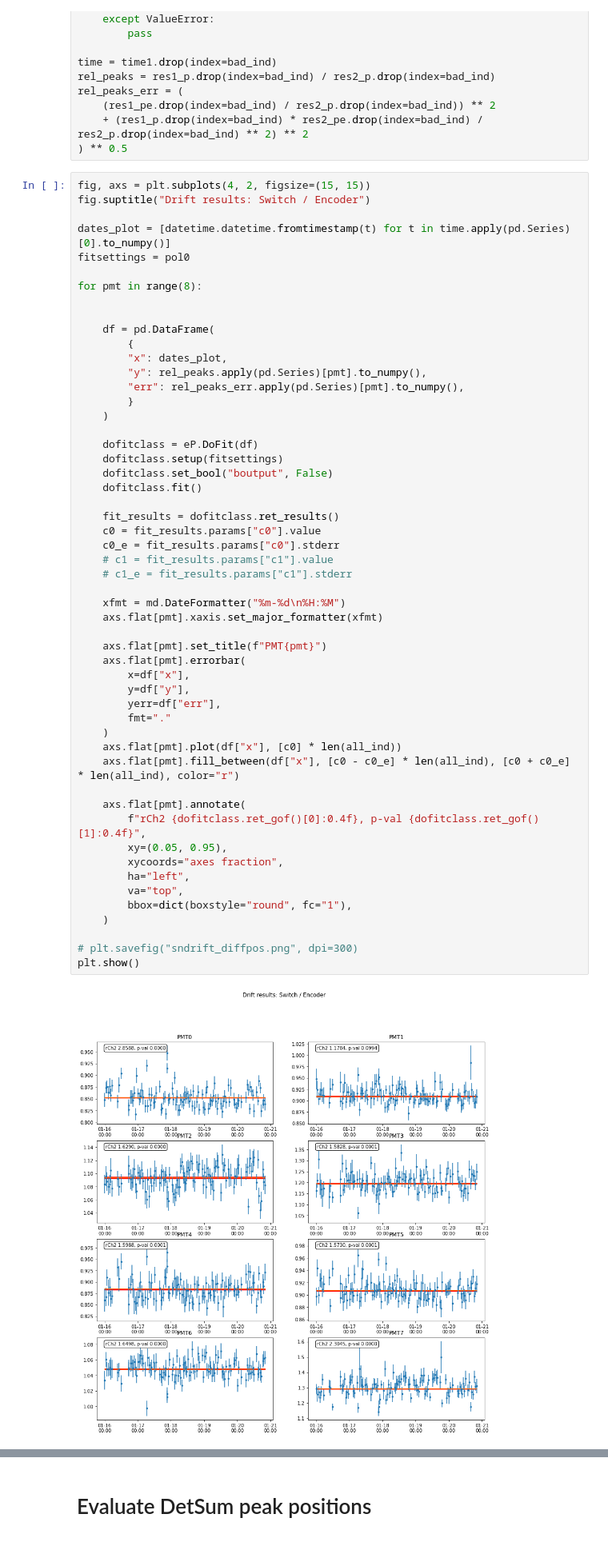
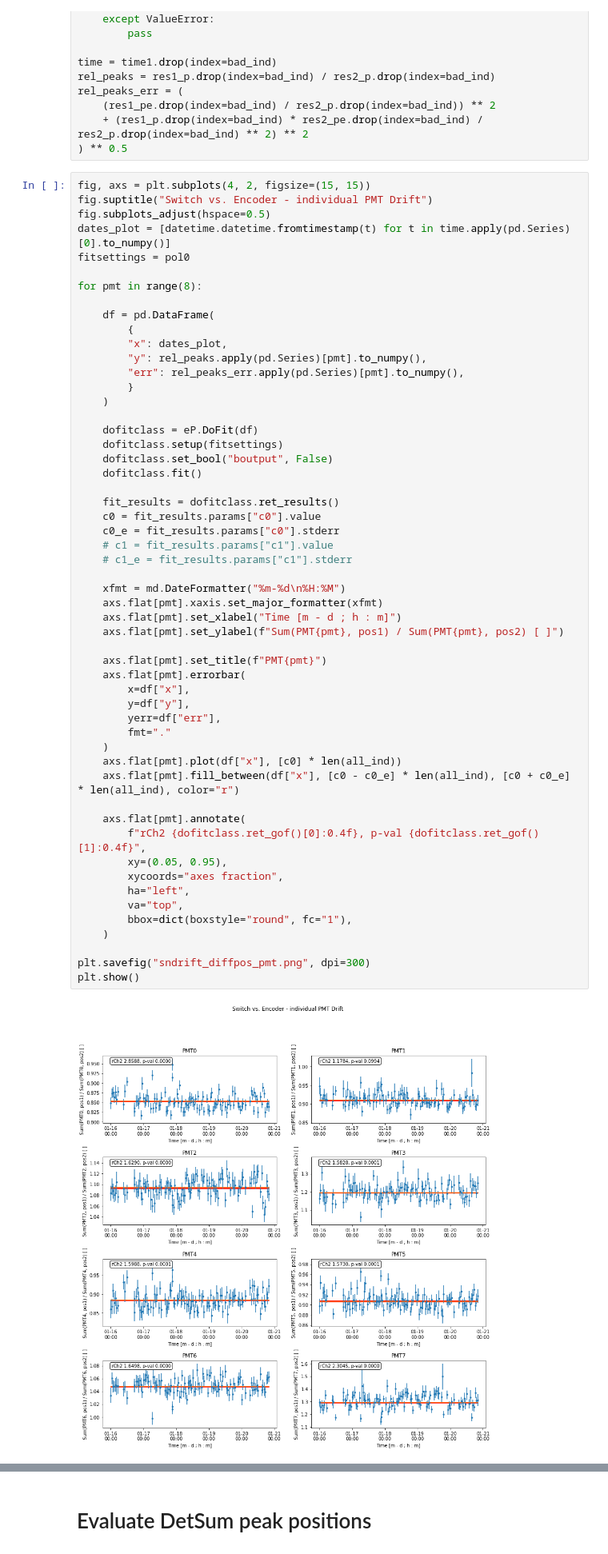
Before and after one commit to maxlampe/panter, a Jupyter notebook: panter/application/sndrift_diffpos.ipynb, the cells around one changed output, grey strips where cells are left out. Shown at 80% size. Cells and saved outputs as stored; diff of their text form.

Commit message:
feat: Updated plotting and finished CaliBot position drift analysis.

```diff
--- a/panter/application/sndrift_diffpos.ipynb
+++ b/panter/application/sndrift_diffpos.ipynb
@@ -354,13 +352,12 @@ rel_peaks_err = (
 ) ** 0.5
 # %%
 fig, axs = plt.subplots(4, 2, figsize=(15, 15))
-fig.suptitle("Drift results: Switch / Encoder")
-
+fig.suptitle("Switch vs. Encoder - individual PMT Drift")
+fig.subplots_adjust(hspace=0.5)
 dates_plot = [datetime.datetime.fromtimestamp(t) for t in time.apply(pd.Series)[0].to_numpy()]
 fitsettings = pol0
 
 for pmt in range(8):
-
 
     df = pd.DataFrame(
         {
@@ -378,35 +375,37 @@ for pmt in range(8):
     fit_results = dofitclass.ret_results()
     c0 = fit_results.params["c0"].value
     c0_e = fit_results.params["c0"].stderr
     # c1 = fit_results.params["c1"].value
     # c1_e = fit_results.params["c1"].stderr
 
     xfmt = md.DateFormatter("%m-%d\n%H:%M")
     axs.flat[pmt].xaxis.set_major_formatter(xfmt)
+    axs.flat[pmt].set_xlabel("Time [m - d ; h : m]")
+    axs.flat[pmt].set_ylabel(f"Sum(PMT{pmt}, pos1) / Sum(PMT{pmt}, pos2) [ ]")
 
     axs.flat[pmt].set_title(f"PMT{pmt}")
     axs.flat[pmt].errorbar(
         x=df["x"],
         y=df["y"],
         yerr=df["err"],
         fmt="."
     )
     axs.flat[pmt].plot(df["x"], [c0] * len(all_ind))
     axs.flat[pmt].fill_between(df["x"], [c0 - c0_e] * len(all_ind), [c0 + c0_e] * len(all_ind), color="r")
 
     axs.flat[pmt].annotate(
         f"rCh2 {dofitclass.ret_gof()[0]:0.4f}, p-val {dofitclass.ret_gof()[1]:0.4f}",
         xy=(0.05, 0.95),
         xycoords="axes fraction",
         ha="left",
         va="top",
         bbox=dict(boxstyle="round", fc="1"),
     )
 
-# plt.savefig("sndrift_diffpos.png", dpi=300)
+plt.savefig("sndrift_diffpos_pmt.png", dpi=300)
 plt.show()
 # %% [output]
-[figure, old version]
+[figure, new version]
 # %%
 fitsettings = gaus_simp
 
```
Also changed, not shown: parts of 6 cells of this notebook.
